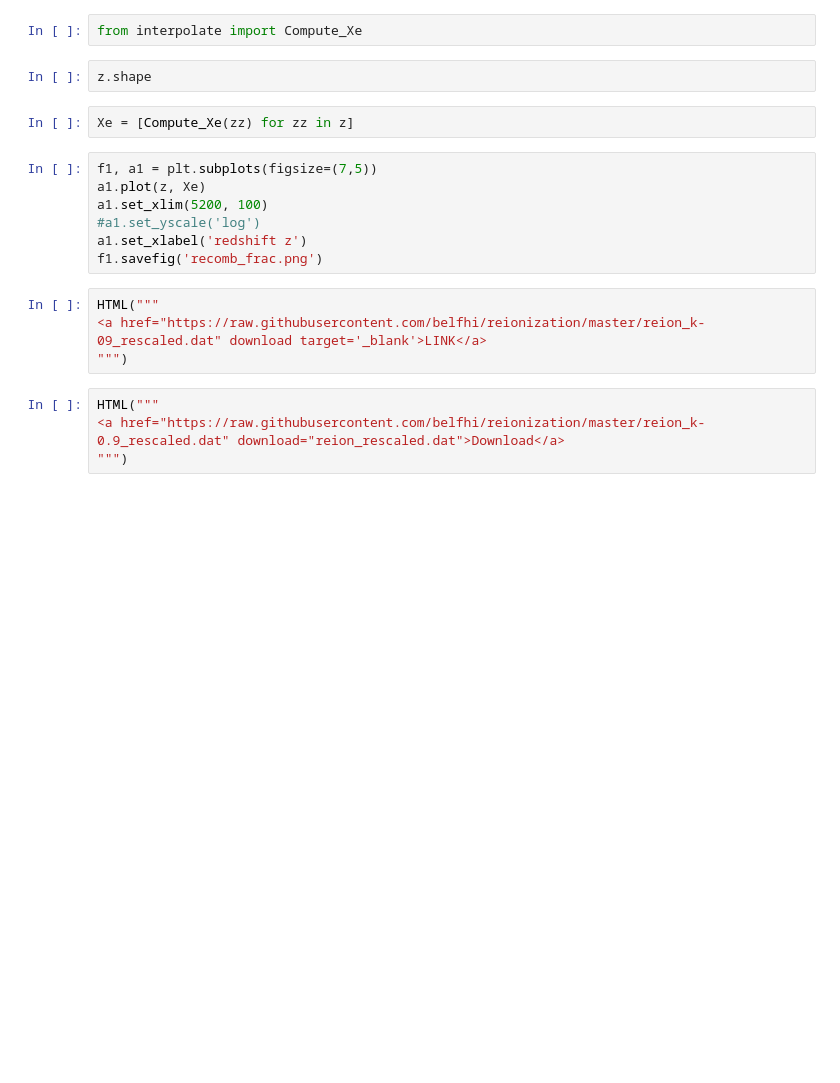
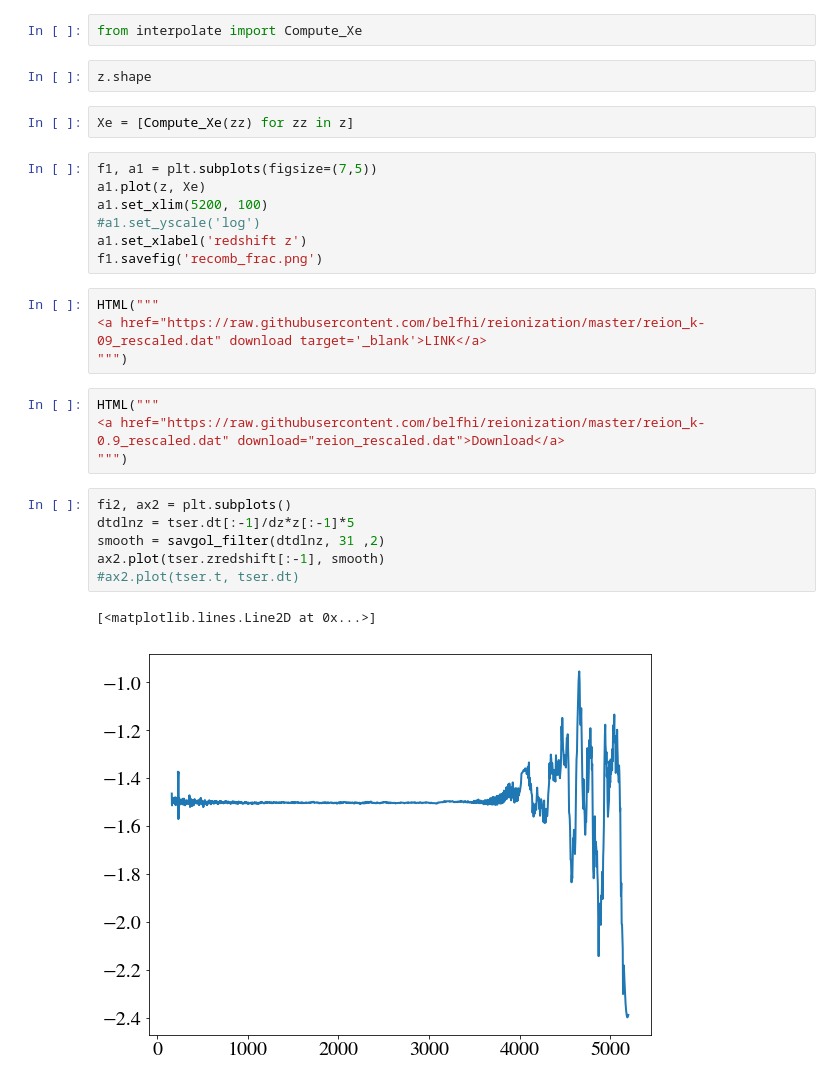
Before and after one commit to belfhi/plotdata, a Jupyter notebook: Reion.ipynb, the cells around one changed output. Cells and saved outputs as stored; diff of their text form; blank space fills up the shorter version.

```diff
--- a/Reion.ipynb
+++ b/Reion.ipynb
@@ -499,3 +502,12 @@ HTML("""
 HTML("""
 <a href="https://raw.githubusercontent.com/belfhi/reionization/master/reion_k-0.9_rescaled.dat" download="reion_rescaled.dat">Download</a>
 """)
+# %%
+fi2, ax2 = plt.subplots()
+dtdlnz = tser.dt[:-1]/dz*z[:-1]*5
+smooth = savgol_filter(dtdlnz, 31 ,2)
+ax2.plot(tser.zredshift[:-1], smooth)
+#ax2.plot(tser.t, tser.dt)
+# %% [output]
+[<matplotlib.lines.Line2D at 0x...>]
+[figure, added]
```
Also changed, not shown: parts of 12 cells of this notebook, 19 other files.
